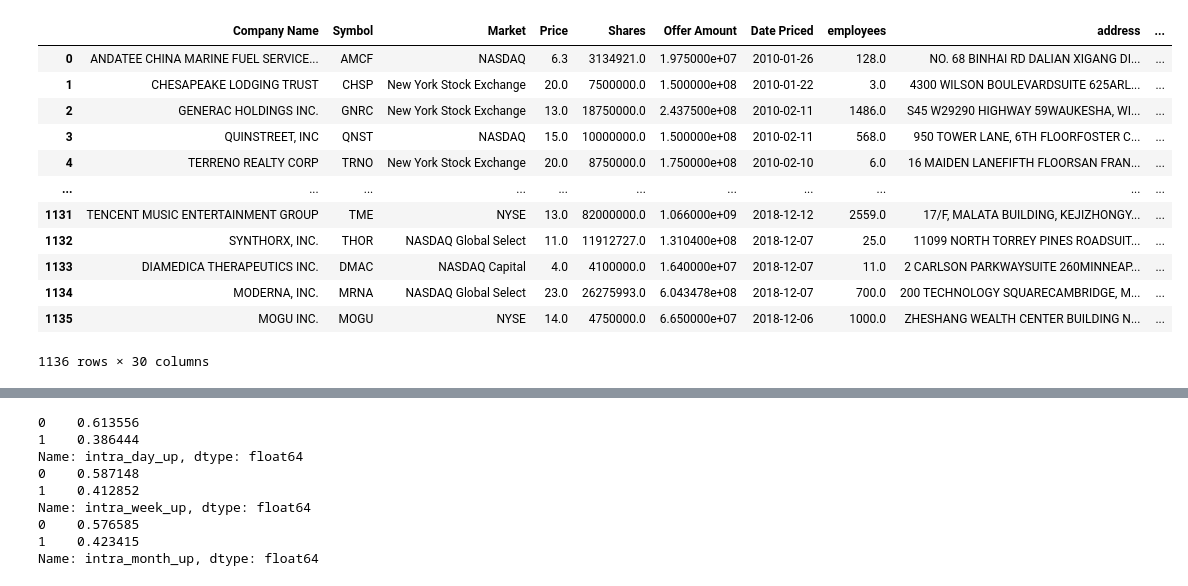
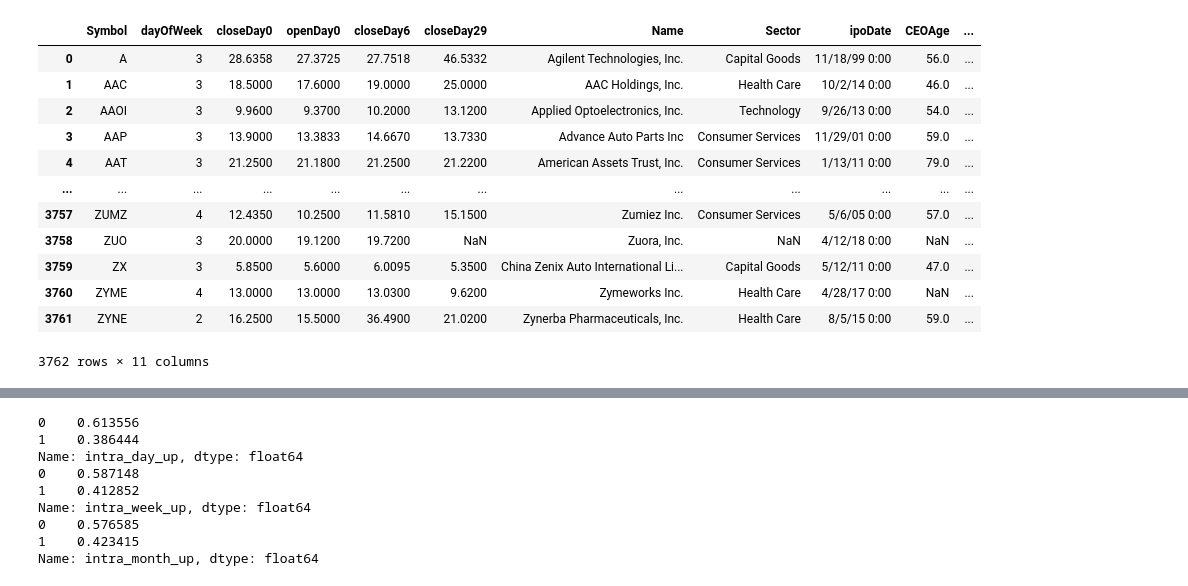
Before and after one commit to michael-fuest/DSiF-IPOs, a Jupyter notebook: Data_Wrangling.ipynb, the cells around one changed output, grey strips where cells are left out. Saved outputs shown, nothing was run; the diff lists cells and outputs as text; code cells hidden in the pictures.

```diff
--- a/Data_Wrangling.ipynb
+++ b/Data_Wrangling.ipynb
@@ -7,35 +7,35 @@ import seaborn as sns
 # %%
 #Importing dataset and defining path variables
 path = './data/'
 data_2018 = 'ipo_stock_2010_2018.csv'
 data_2019 = 'ipo_stock_2019.csv'
-volume_data = 'ipo_stock_2019_volumes.csv'
+volume_data = 'IPO_trading_volumes.csv'
 
 
 #Reading in file 1 data
 df_ipo = pd.read_csv(path + data_2018)
 
 #Reading in file 2 data
 cols = ['Symbol', 'ipoDate', 'openDay0', 'closeDay0',
  'closeDay6', 'closeDay29', 'dayOfWeek', 'employees',
   'Name', 'CEOAge', 'Sector']
 df_ipo_2 = pd.read_csv(path + data_2019, encoding= 'ISO-8859-1', usecols= cols)
 
-df_ipo
+df_ipo_2
 # %% [output]
-|  | Company Name | Symbol | Market | Price | Shares | Offer Amount | Date Priced | employees | address | ... |
-| 0 | ANDATEE CHINA MARINE FUEL SERVICE... | AMCF | NASDAQ | 6.3 | 3134921.0 | 1.975000e+07 | 2010-01-26 | 128.0 | NO. 68 BINHAI RD DALIAN XIGANG DI... | ... |
-| 1 | CHESAPEAKE LODGING TRUST | CHSP | New York Stock Exchange | 20.0 | 7500000.0 | 1.500000e+08 | 2010-01-22 | 3.0 | 4300 WILSON BOULEVARDSUITE 625ARL... | ... |
-| 2 | GENERAC HOLDINGS INC. | GNRC | New York Stock Exchange | 13.0 | 18750000.0 | 2.437500e+08 | 2010-02-11 | 1486.0 | S45 W29290 HIGHWAY 59WAUKESHA, WI... | ... |
-| 3 | QUINSTREET, INC | QNST | NASDAQ | 15.0 | 10000000.0 | 1.500000e+08 | 2010-02-11 | 568.0 | 950 TOWER LANE, 6TH FLOORFOSTER C... | ... |
-| 4 | TERRENO REALTY CORP | TRNO | New York Stock Exchange | 20.0 | 8750000.0 | 1.750000e+08 | 2010-02-10 | 6.0 | 16 MAIDEN LANEFIFTH FLOORSAN FRAN... | ... |
-| ... | ... | ... | ... | ... | ... | ... | ... | ... | ... | ... |
-| 1131 | TENCENT MUSIC ENTERTAINMENT GROUP | TME | NYSE | 13.0 | 82000000.0 | 1.066000e+09 | 2018-12-12 | 2559.0 | 17/F, MALATA BUILDING, KEJIZHONGY... | ... |
-| 1132 | SYNTHORX, INC. | THOR | NASDAQ Global Select | 11.0 | 11912727.0 | 1.310400e+08 | 2018-12-07 | 25.0 | 11099 NORTH TORREY PINES ROADSUIT... | ... |
-| 1133 | DIAMEDICA THERAPEUTICS INC. | DMAC | NASDAQ Capital | 4.0 | 4100000.0 | 1.640000e+07 | 2018-12-07 | 11.0 | 2 CARLSON PARKWAYSUITE 260MINNEAP... | ... |
-| 1134 | MODERNA, INC. | MRNA | NASDAQ Global Select | 23.0 | 26275993.0 | 6.043478e+08 | 2018-12-07 | 700.0 | 200 TECHNOLOGY SQUARECAMBRIDGE, M... | ... |
-| 1135 | MOGU INC. | MOGU | NYSE | 14.0 | 4750000.0 | 6.650000e+07 | 2018-12-06 | 1000.0 | ZHESHANG WEALTH CENTER BUILDING N... | ... |
+|  | Symbol | dayOfWeek | closeDay0 | openDay0 | closeDay6 | closeDay29 | Name | Sector | ipoDate | CEOAge | ... |
+| 0 | A | 3 | 28.6358 | 27.3725 | 27.7518 | 46.5332 | Agilent Technologies, Inc. | Capital Goods | 11/18/99 0:00 | 56.0 | ... |
+| 1 | AAC | 3 | 18.5000 | 17.6000 | 19.0000 | 25.0000 | AAC Holdings, Inc. | Health Care | 10/2/14 0:00 | 46.0 | ... |
+| 2 | AAOI | 3 | 9.9600 | 9.3700 | 10.2000 | 13.1200 | Applied Optoelectronics, Inc. | Technology | 9/26/13 0:00 | 54.0 | ... |
+| 3 | AAP | 3 | 13.9000 | 13.3833 | 14.6670 | 13.7330 | Advance Auto Parts Inc | Consumer Services | 11/29/01 0:00 | 59.0 | ... |
+| 4 | AAT | 3 | 21.2500 | 21.1800 | 21.2500 | 21.2200 | American Assets Trust, Inc. | Consumer Services | 1/13/11 0:00 | 79.0 | ... |
+| ... | ... | ... | ... | ... | ... | ... | ... | ... | ... | ... | ... |
+| 3757 | ZUMZ | 4 | 12.4350 | 10.2500 | 11.5810 | 15.1500 | Zumiez Inc. | Consumer Services | 5/6/05 0:00 | 57.0 | ... |
+| 3758 | ZUO | 3 | 20.0000 | 19.1200 | 19.7200 | NaN | Zuora, Inc. | NaN | 4/12/18 0:00 | NaN | ... |
+| 3759 | ZX | 3 | 5.8500 | 5.6000 | 6.0095 | 5.3500 | China Zenix Auto International Li... | Capital Goods | 5/12/11 0:00 | 47.0 | ... |
+| 3760 | ZYME | 4 | 13.0000 | 13.0000 | 13.0300 | 9.6200 | Zymeworks Inc. | Health Care | 4/28/17 0:00 | NaN | ... |
+| 3761 | ZYNE | 2 | 16.2500 | 15.5000 | 36.4900 | 21.0200 | Zynerba Pharmaceuticals, Inc. | Health Care | 8/5/15 0:00 | 59.0 | ... |
-1136 rows × 30 columns
+3762 rows × 11 columns
 # %%
 #Imputing missing values with mean for numerical columns
 numeric_cols = df_ipo.select_dtypes(include=['int64','float64'])
```
Also changed, not shown: parts of 7 cells of this notebook, 3 other files.
